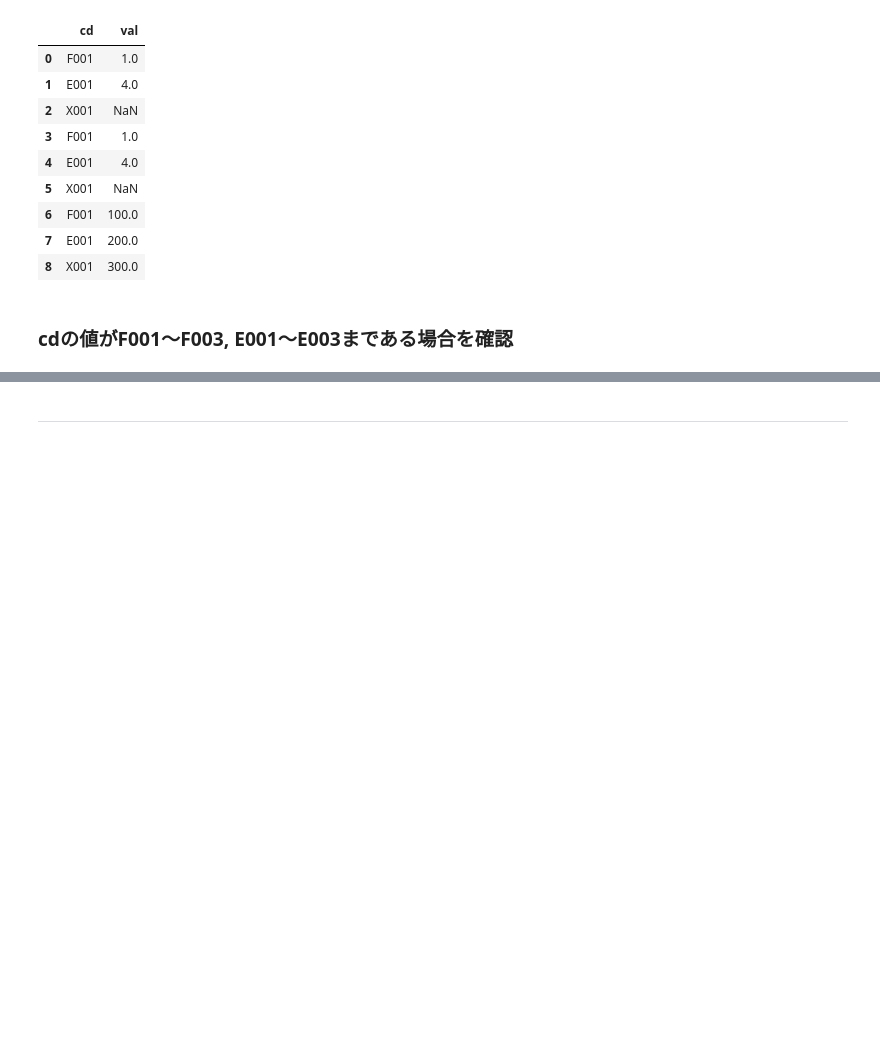
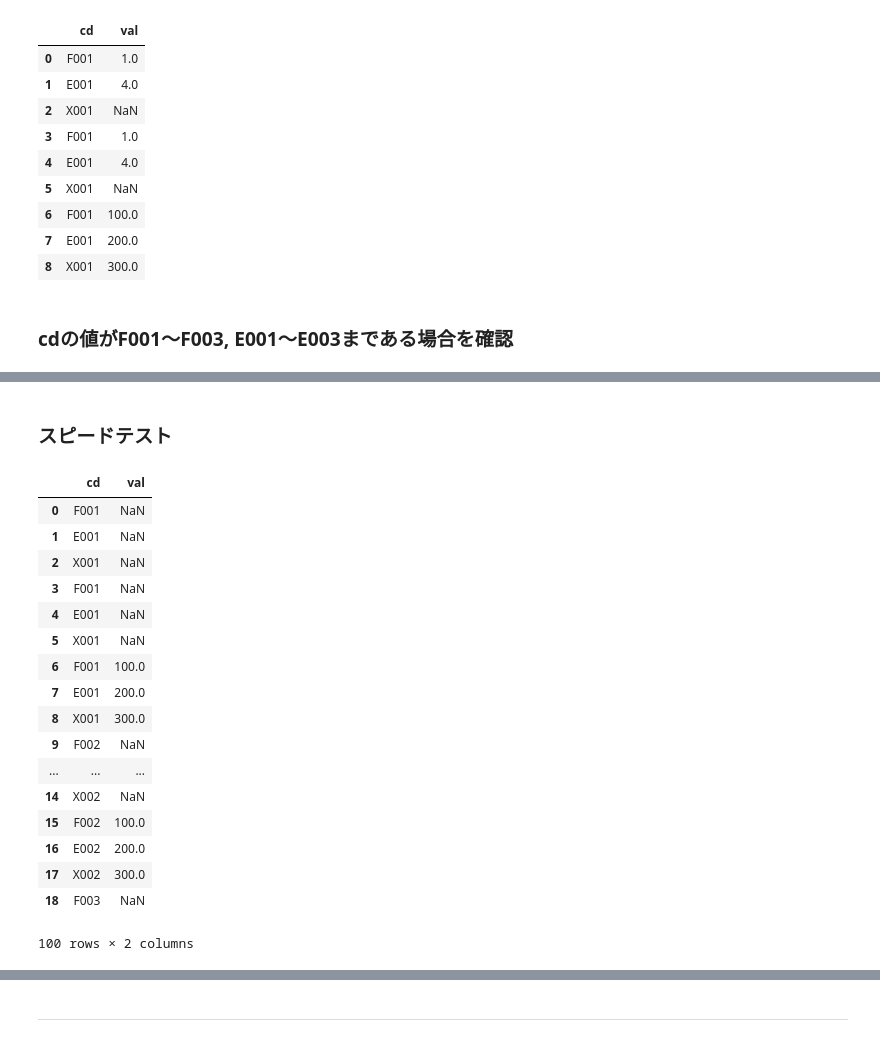
Before and after one commit to iidaatcnt/Testing-of-josn-to-csv-formatting-by-pandas, a Jupyter notebook: jupyter/03_tables.ipynb, the cells around one changed output, grey strips where cells are left out. Drawn from its saved outputs; the diff is of its cells as text; code cells hidden in the pictures; blank space fills up the shorter version.

```diff
--- a/jupyter/03_tables.ipynb
+++ b/jupyter/03_tables.ipynb
@@ -297,0 +412,29 @@ tbl_large
+# %% [markdown]
+### スピードテスト
+# %%
+# 約27,000行のdfを作成
+tbl_large_large = create_table_large()
+tmp = create_table_large()
+for i in range(1000):
+    tbl_large_large = tbl_large_large.append(tmp)
+# %%
+tbl_large_large.head(100)
+# %% [output]
+|  | cd | val |
+| 0 | F001 | NaN |
+| 1 | E001 | NaN |
+| 2 | X001 | NaN |
+| 3 | F001 | NaN |
+| 4 | E001 | NaN |
+| 5 | X001 | NaN |
+| 6 | F001 | 100.0 |
+| 7 | E001 | 200.0 |
+| 8 | X001 | 300.0 |
+| 9 | F002 | NaN |
+| ... | ... | ... |
+| 14 | X002 | NaN |
+| 15 | F002 | 100.0 |
+| 16 | E002 | 200.0 |
+| 17 | X002 | 300.0 |
+| 18 | F003 | NaN |
+100 rows × 2 columns
```
Also changed, not shown: parts of 24 cells of this notebook.
